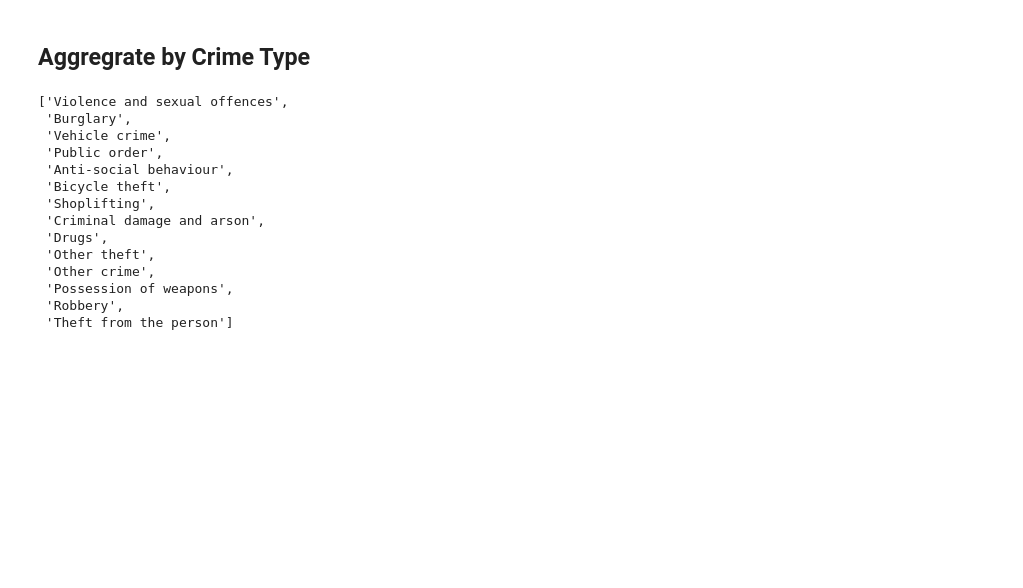
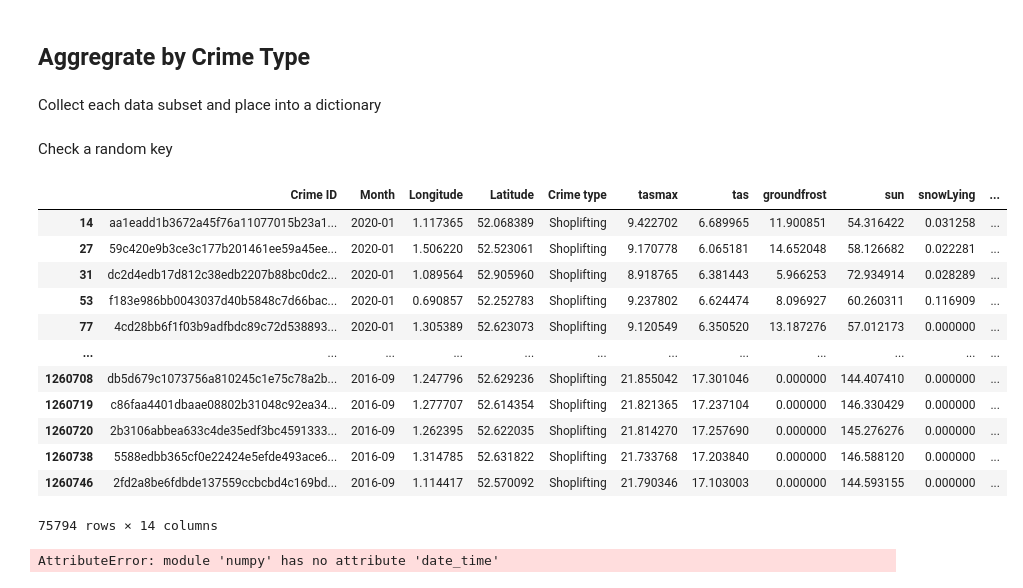
Before and after one commit to ClimatologyProjectProfile/crimetology, a Jupyter notebook: crime_weather_EDA.ipynb, the cells around one changed output. Cells and saved outputs as stored; diff of their text form; code cells hidden in the pictures; blank space fills up the shorter version.

```diff
--- a/crime_weather_EDA.ipynb
+++ b/crime_weather_EDA.ipynb
@@ -309,19 +313,32 @@ Data looks reasonable.
 # %% [markdown]
 ## Aggregrate by Crime Type
 # %%
-list(data['Crime type'].drop_duplicates().values)
+crime_categories_list: list[str] = list(data['Crime type'].drop_duplicates().values)
-# %% [output]
-['Violence and sexual offences',
- 'Burglary',
- 'Vehicle crime',
- 'Public order',
- 'Anti-social behaviour',
- 'Bicycle theft',
- 'Shoplifting',
- 'Criminal damage and arson',
- 'Drugs',
- 'Other theft',
- 'Other crime',
- 'Possession of weapons',
- 'Robbery',
- 'Theft from the person']
+# %% [markdown]
+Collect each data subset and place into a dictionary
+# %%
+data_subsets: dict[str, DataFrame] = {}
+for cat in crime_categories_list:
+    data_subsets[cat] = data.where(cond=data['Crime type']==cat).dropna()
+# %% [markdown]
+Check a random key
+# %%
+data_subsets['Shoplifting']
+# %% [output]
+|  | Crime ID | Month | Longitude | Latitude | Crime type | tasmax | tas | groundfrost | sun | snowLying | ... |
+| 14 | aa1eadd1b3672a45f76a11077015b23a1... | 2020-01 | 1.117365 | 52.068389 | Shoplifting | 9.422702 | 6.689965 | 11.900851 | 54.316422 | 0.031258 | ... |
+| 27 | 59c420e9b3ce3c177b201461ee59a45ee... | 2020-01 | 1.506220 | 52.523061 | Shoplifting | 9.170778 | 6.065181 | 14.652048 | 58.126682 | 0.022281 | ... |
+| 31 | dc2d4edb17d812c38edb2207b88bc0dc2... | 2020-01 | 1.089564 | 52.905960 | Shoplifting | 8.918765 | 6.381443 | 5.966253 | 72.934914 | 0.028289 | ... |
+| 53 | f183e986bb0043037d40b5848c7d66bac... | 2020-01 | 0.690857 | 52.252783 | Shoplifting | 9.237802 | 6.624474 | 8.096927 | 60.260311 | 0.116909 | ... |
+| 77 | 4cd28bb6f1f03b9adfbdc89c72d538893... | 2020-01 | 1.305389 | 52.623073 | Shoplifting | 9.120549 | 6.350520 | 13.187276 | 57.012173 | 0.000000 | ... |
+| ... | ... | ... | ... | ... | ... | ... | ... | ... | ... | ... | ... |
+| 1260708 | db5d679c1073756a810245c1e75c78a2b... | 2016-09 | 1.247796 | 52.629236 | Shoplifting | 21.855042 | 17.301046 | 0.000000 | 144.407410 | 0.000000 | ... |
+| 1260719 | c86faa4401dbaae08802b31048c92ea34... | 2016-09 | 1.277707 | 52.614354 | Shoplifting | 21.821365 | 17.237104 | 0.000000 | 146.330429 | 0.000000 | ... |
+| 1260720 | 2b3106abbea633c4de35edf3bc4591333... | 2016-09 | 1.262395 | 52.622035 | Shoplifting | 21.814270 | 17.257690 | 0.000000 | 145.276276 | 0.000000 | ... |
+| 1260738 | 5588edbb365cf0e22424e5efde493ace6... | 2016-09 | 1.314785 | 52.631822 | Shoplifting | 21.733768 | 17.203840 | 0.000000 | 146.588120 | 0.000000 | ... |
+| 1260746 | 2fd2a8be6fdbde137559ccbcbd4c169bd... | 2016-09 | 1.114417 | 52.570092 | Shoplifting | 21.790346 | 17.103003 | 0.000000 | 144.593155 | 0.000000 | ... |
+75794 rows × 14 columns
+# %%
+data_subsets['Shoplifting']['Month'].astype(np.date)
+# %% [output]
+AttributeError: module 'numpy' has no attribute 'date_time'
```
Also changed, not shown: parts of 3 cells of this notebook.
